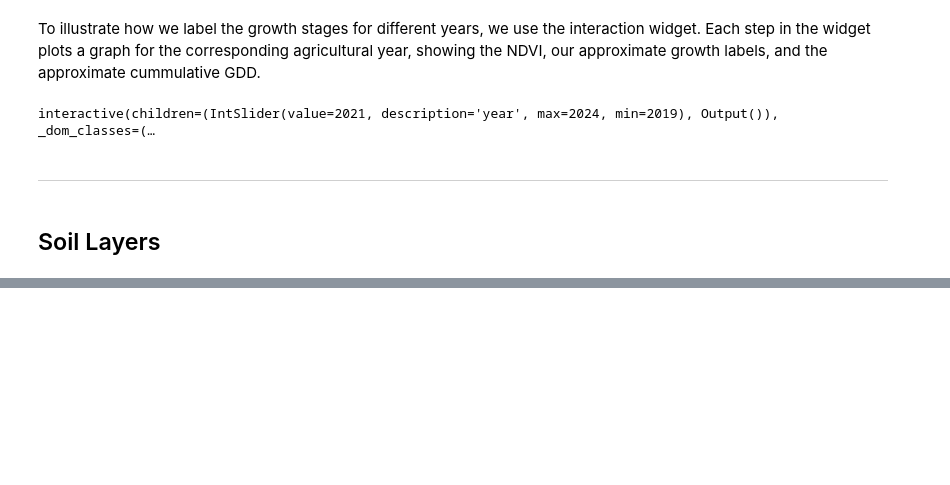
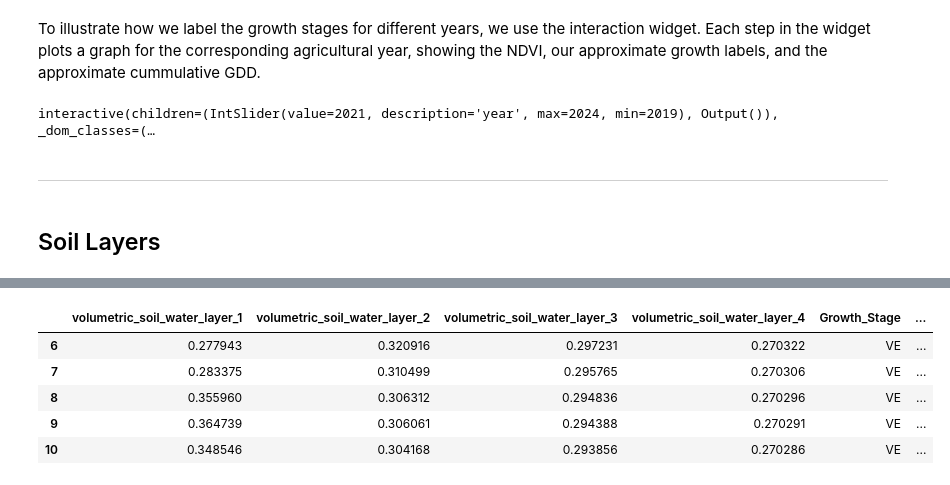
Before and after one commit to asembreek/fieldlens, a Jupyter notebook: notebooks/EDA and Dimensionality Reduction.ipynb, the cells around one changed output, grey strips where cells are left out. Cells and saved outputs as stored; diff of their text form; code cells hidden in the pictures; blank space fills up the shorter version.

```diff
--- a/notebooks/EDA and Dimensionality Reduction.ipynb
+++ b/notebooks/EDA and Dimensionality Reduction.ipynb
@@ -559,0 +584,39 @@ As stated above, the deeper layers are typically not the most important when it
+# %%
+def root_weight_average(row):
+    stages = ["Off-Season", "VT", "V16+", "V13", "V12", "V8-V9", "V6", "V4", "V2", "VE", "SoS"]
+    prefix = "volumetric_soil_water_layer"
+    layers = range(1, 5)
+
+    current_label_i = stages.index(row["Growth_Stage"])
+    soil_layers = row[[f"{prefix}_{l}" for l in layers]]
+
+    early_weights = [0.9375/2, 0.9375/2, 0.0625, 0]
+    median_weights = [0.4285/2, 0.4285/2, 0.4762, 0.0953]
+    mature_weights = [0.3846/2, 0.3846/2, 0.4615, 0.1538]
+
+    early_start = stages.index("VE")
+    early_cutoff = stages.index("V6")
+    median_cutoff = stages.index("V8-V9")
+    mature_cutoff = stages.index("VT")
+
+    soil_moisture = 0
+
+    for i, v in enumerate(soil_layers):
+        if current_label_i <= early_start and current_label_i >= early_cutoff:
+            soil_moisture += early_weights[i] * v
+        elif current_label_i < early_cutoff and current_label_i >= median_cutoff:
+            soil_moisture += median_weights[i] * v
+        elif current_label_i < median_cutoff and current_label_i >= mature_cutoff:
+            soil_moisture += mature_weights[i] * v
+
+    return soil_moisture
+# %%
+vw_df["root_weighted_soil_moisture"] = vw_df.apply(root_weight_average, axis=1)
+vw_df[vw_df["Growth_Stage"] == "VE"].head()
+# %% [output]
+|  | volumetric_soil_water_layer_1 | volumetric_soil_water_layer_2 | volumetric_soil_water_layer_3 | volumetric_soil_water_layer_4 | Growth_Stage | ... |
+| 6 | 0.277943 | 0.320916 | 0.297231 | 0.270322 | VE | ... |
+| 7 | 0.283375 | 0.310499 | 0.295765 | 0.270306 | VE | ... |
+| 8 | 0.355960 | 0.306312 | 0.294836 | 0.270296 | VE | ... |
+| 9 | 0.364739 | 0.306061 | 0.294388 | 0.270291 | VE | ... |
+| 10 | 0.348546 | 0.304168 | 0.293856 | 0.270286 | VE | ... |
```
Also changed, not shown: parts of 16 cells of this notebook.
